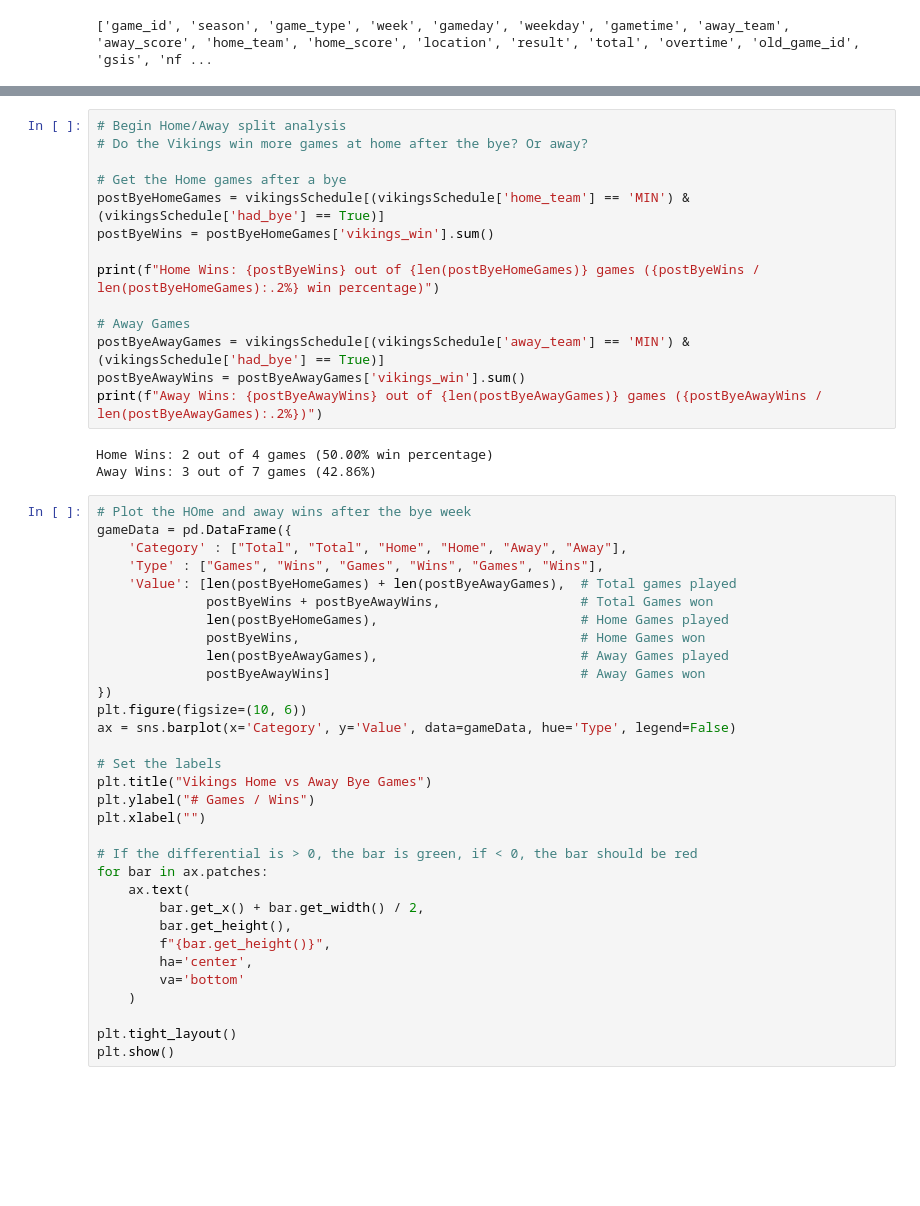
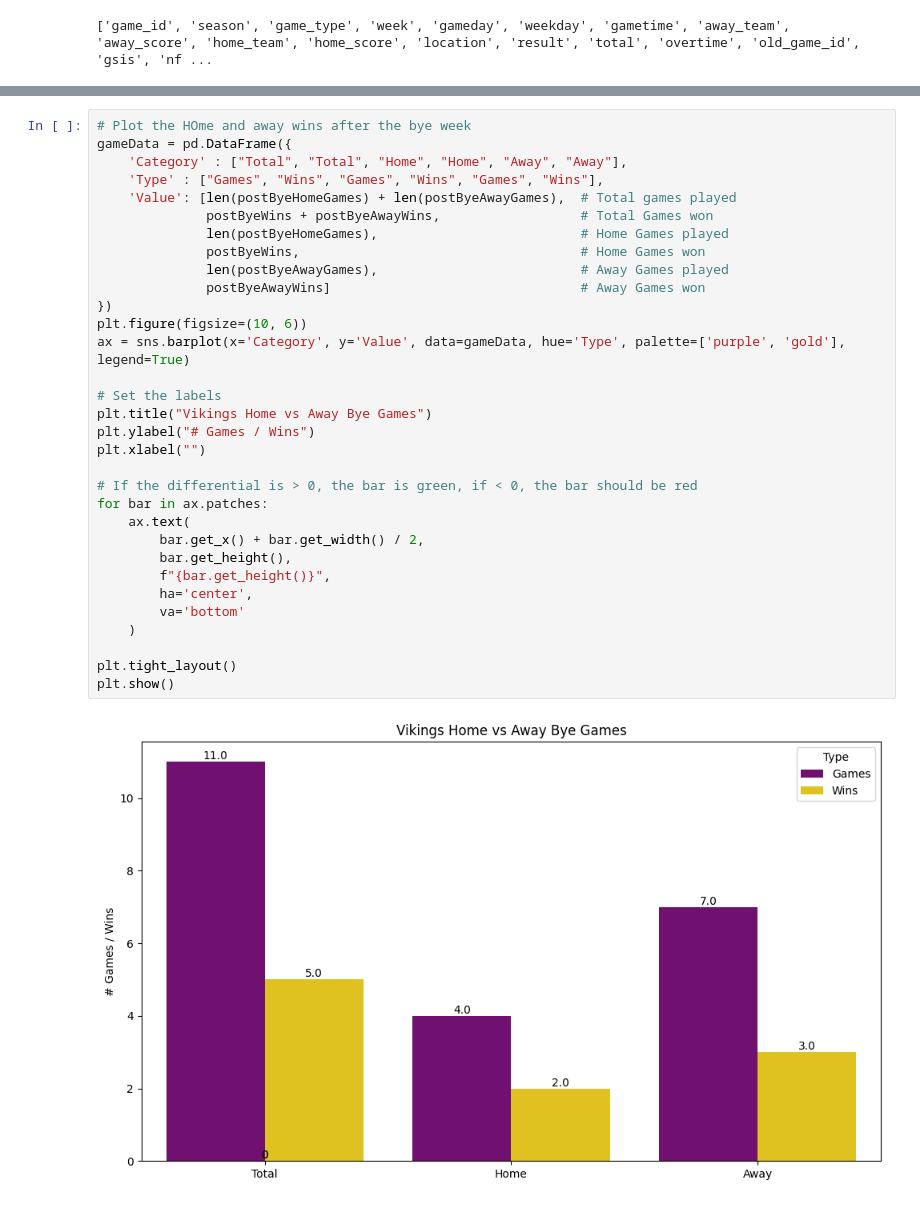
Before and after one commit to jtmuraski/nfl-analytics, a Jupyter notebook: ByeWeekAnalysis.ipynb, the cells around one changed output, grey strips where cells are left out. Cells and saved outputs as stored; diff of their text form; blank space fills up the shorter version.

```diff
--- a/ByeWeekAnalysis.ipynb
+++ b/ByeWeekAnalysis.ipynb
@@ -302,49 +308,34 @@ plt.show()
-# %%
-# Begin Home/Away split analysis
-# Do the Vikings win more games at home after the bye? Or away?
-
-# Get the Home games after a bye
-postByeHomeGames = vikingsSchedule[(vikingsSchedule['home_team'] == 'MIN') & (vikingsSchedule['had_bye'] == True)]
-postByeWins = postByeHomeGames['vikings_win'].sum()
-
-print(f"Home Wins: {postByeWins} out of {len(postByeHomeGames)} games ({postByeWins / len(postByeHomeGames):.2%} win percentage)")
-
-# Away Games
-postByeAwayGames = vikingsSchedule[(vikingsSchedule['away_team'] == 'MIN') & (vikingsSchedule['had_bye'] == True)]
-postByeAwayWins = postByeAwayGames['vikings_win'].sum()
-print(f"Away Wins: {postByeAwayWins} out of {len(postByeAwayGames)} games ({postByeAwayWins / len(postByeAwayGames):.2%})")
-# %% [output]
-Home Wins: 2 out of 4 games (50.00% win percentage)
-Away Wins: 3 out of 7 games (42.86%)
 # %%
 # Plot the HOme and away wins after the bye week
 gameData = pd.DataFrame({
     'Category' : ["Total", "Total", "Home", "Home", "Away", "Away"],
     'Type' : ["Games", "Wins", "Games", "Wins", "Games", "Wins"],
     'Value': [len(postByeHomeGames) + len(postByeAwayGames),  # Total games played
               postByeWins + postByeAwayWins,                  # Total Games won
               len(postByeHomeGames),                          # Home Games played
               postByeWins,                                    # Home Games won
               len(postByeAwayGames),                          # Away Games played
               postByeAwayWins]                                # Away Games won
 })
 plt.figure(figsize=(10, 6))
-ax = sns.barplot(x='Category', y='Value', data=gameData, hue='Type', legend=False)
+ax = sns.barplot(x='Category', y='Value', data=gameData, hue='Type', palette=['purple', 'gold'], legend=True)
 
 # Set the labels
 plt.title("Vikings Home vs Away Bye Games")
 plt.ylabel("# Games / Wins")
 plt.xlabel("")
 
 # If the differential is > 0, the bar is green, if < 0, the bar should be red
 for bar in ax.patches:
     ax.text(
         bar.get_x() + bar.get_width() / 2,
         bar.get_height(),
         f"{bar.get_height()}",
         ha='center',
         va='bottom'
     )
 
 plt.tight_layout()
 plt.show()
+# %% [output]
+[figure, added]
```
Also changed, not shown: parts of 16 cells of this notebook.
